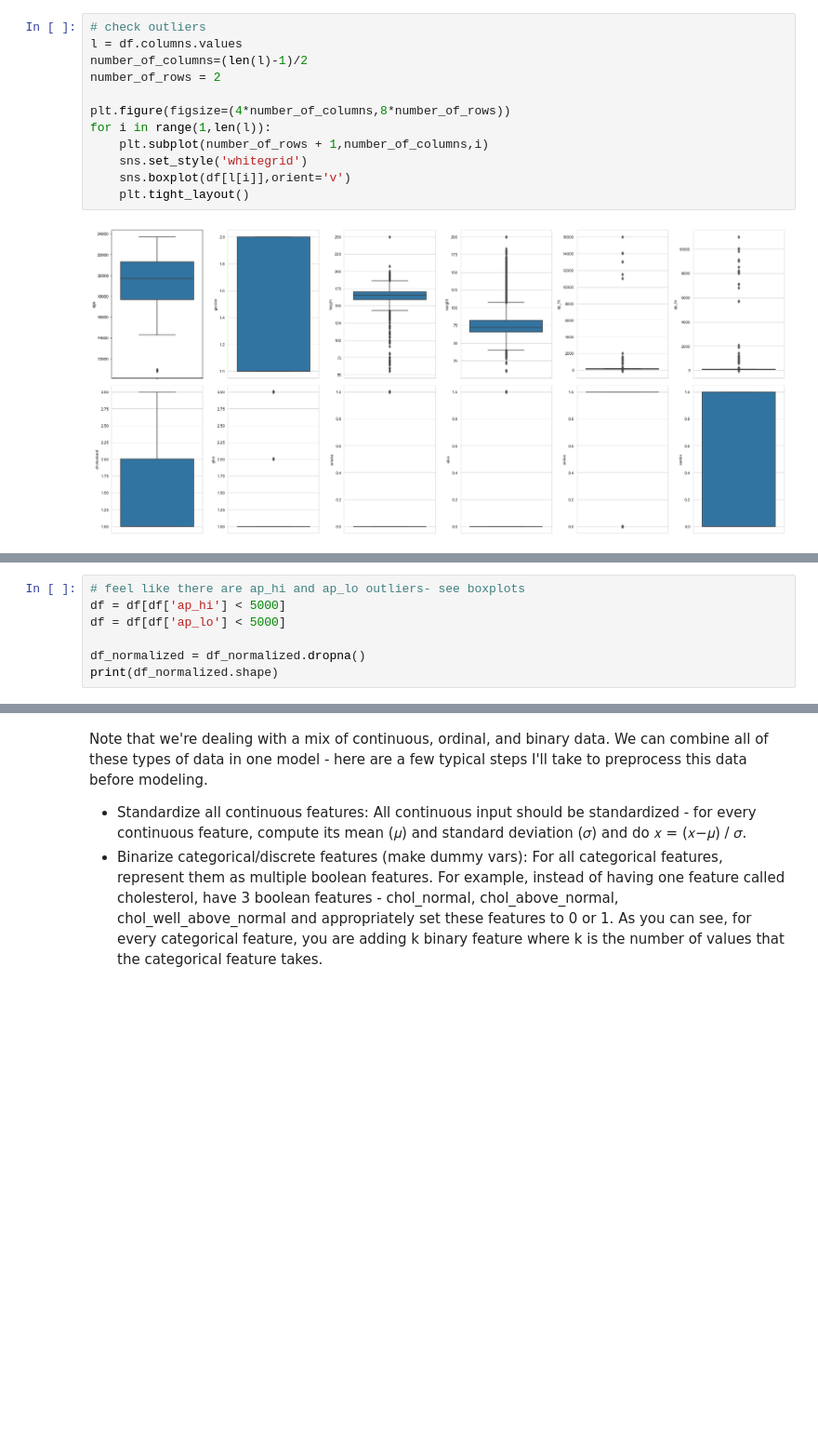
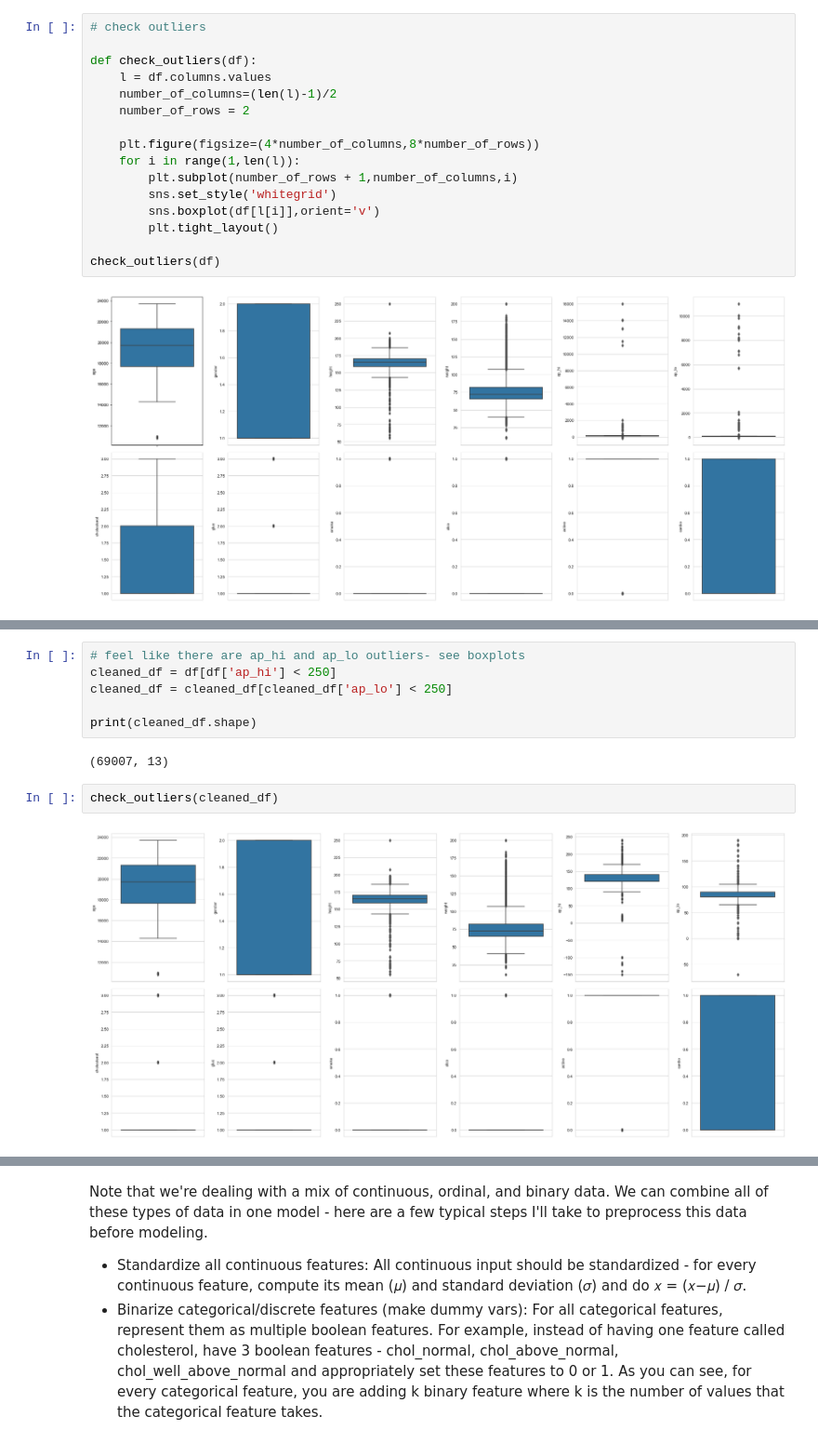
Before and after one commit to caravanuden/cardio, a Jupyter notebook: eda.ipynb, the cells around one changed output, grey strips where cells are left out. Shown at 93% size. Saved outputs shown, nothing was run; the diff lists cells and outputs as text; blank space fills up the shorter version.

```diff
--- a/eda.ipynb
+++ b/eda.ipynb
@@ -63,16 +63,20 @@ sns.heatmap(df.corr(), annot=True)
 [figure]
 # %%
 # check outliers
-l = df.columns.values
-number_of_columns=(len(l)-1)/2
-number_of_rows = 2
 
-plt.figure(figsize=(4*number_of_columns,8*number_of_rows))
-for i in range(1,len(l)):
-    plt.subplot(number_of_rows + 1,number_of_columns,i)
-    sns.set_style('whitegrid')
-    sns.boxplot(df[l[i]],orient='v')
-    plt.tight_layout()
+def check_outliers(df):
+    l = df.columns.values
+    number_of_columns=(len(l)-1)/2
+    number_of_rows = 2
+
+    plt.figure(figsize=(4*number_of_columns,8*number_of_rows))
+    for i in range(1,len(l)):
+        plt.subplot(number_of_rows + 1,number_of_columns,i)
+        sns.set_style('whitegrid')
+        sns.boxplot(df[l[i]],orient='v')
+        plt.tight_layout()
+
+check_outliers(df)
 # %% [output]
 [figure]
 # %%
@@ -86,8 +97,13 @@ for i in range(1,len(l)):
 [figure]
 # %%
 # feel like there are ap_hi and ap_lo outliers- see boxplots
-df = df[df['ap_hi'] < 5000]
-df = df[df['ap_lo'] < 5000]
+cleaned_df = df[df['ap_hi'] < 250]
+cleaned_df = cleaned_df[cleaned_df['ap_lo'] < 250]
 
-df_normalized = df_normalized.dropna()
-print(df_normalized.shape)
+print(cleaned_df.shape)
+# %% [output]
+(69007, 13)
+# %%
+check_outliers(cleaned_df)
+# %% [output]
+[figure, added]
```
Also changed, not shown: parts of 12 cells of this notebook.
